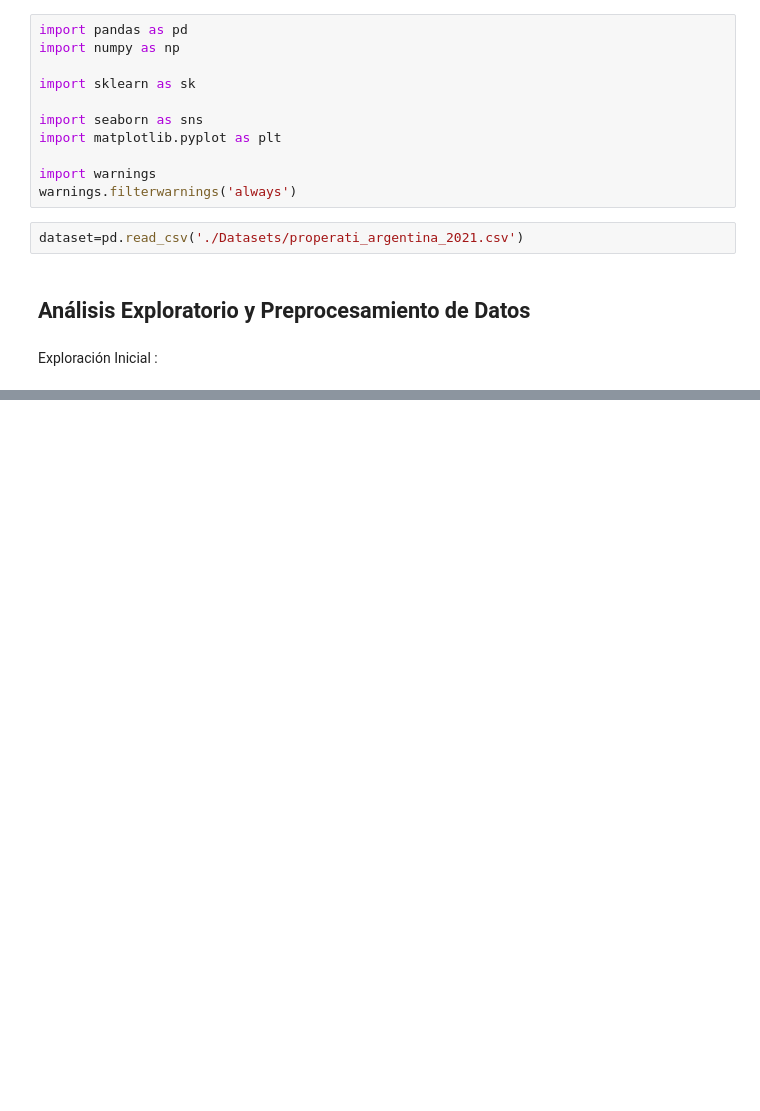
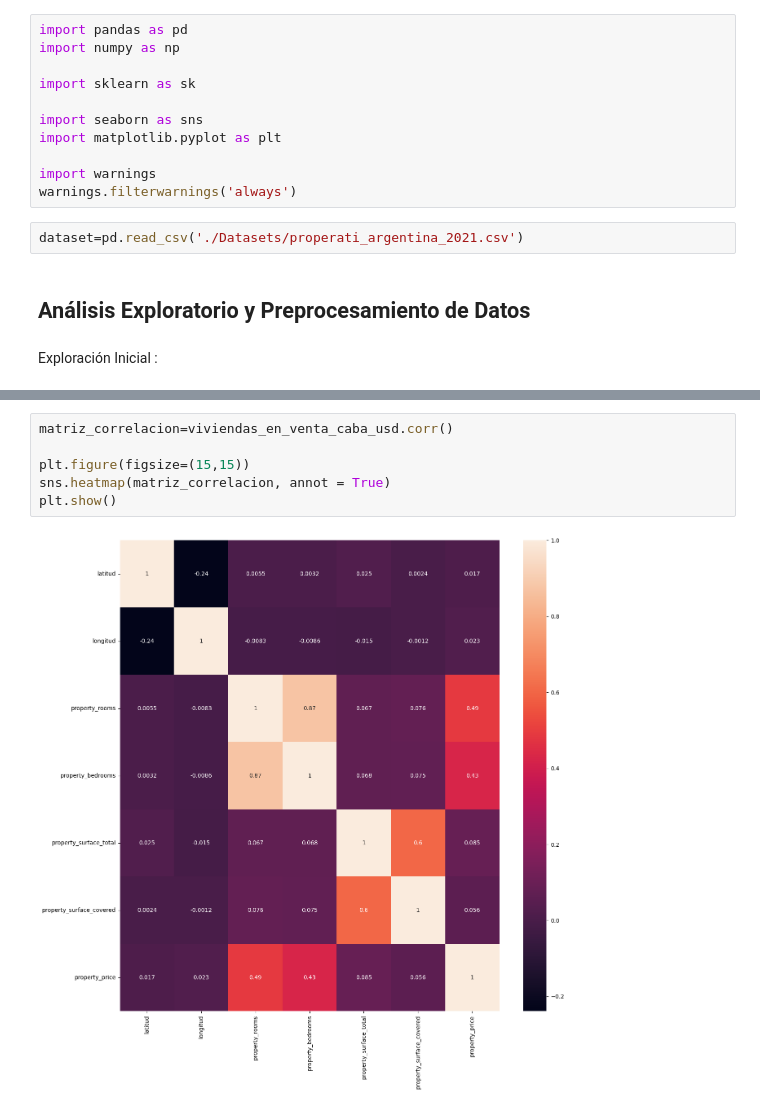
Before and after one commit to iankvdh/Organizacion-de-Datos-2C2022-GRUPO22, a Jupyter notebook: 7506R_TP1_GRUPO22_ENTREGA.ipynb, the cells around one changed output, grey strips where cells are left out. Cells and saved outputs as stored; diff of their text form; blank space fills up the shorter version.

```diff
--- a/7506R_TP1_GRUPO22_ENTREGA.ipynb
+++ b/7506R_TP1_GRUPO22_ENTREGA.ipynb
@@ -85,0 +191,8 @@ viviendas_en_venta_caba[viviendas_en_venta_caba.property_currency.isna()] #Los q
+# %%
+matriz_correlacion=viviendas_en_venta_caba_usd.corr()
+
+plt.figure(figsize=(15,15))
+sns.heatmap(matriz_correlacion, annot = True)
+plt.show()
+# %% [output]
+[figure, added]
```
Also changed, not shown: parts of 16 cells of this notebook.
